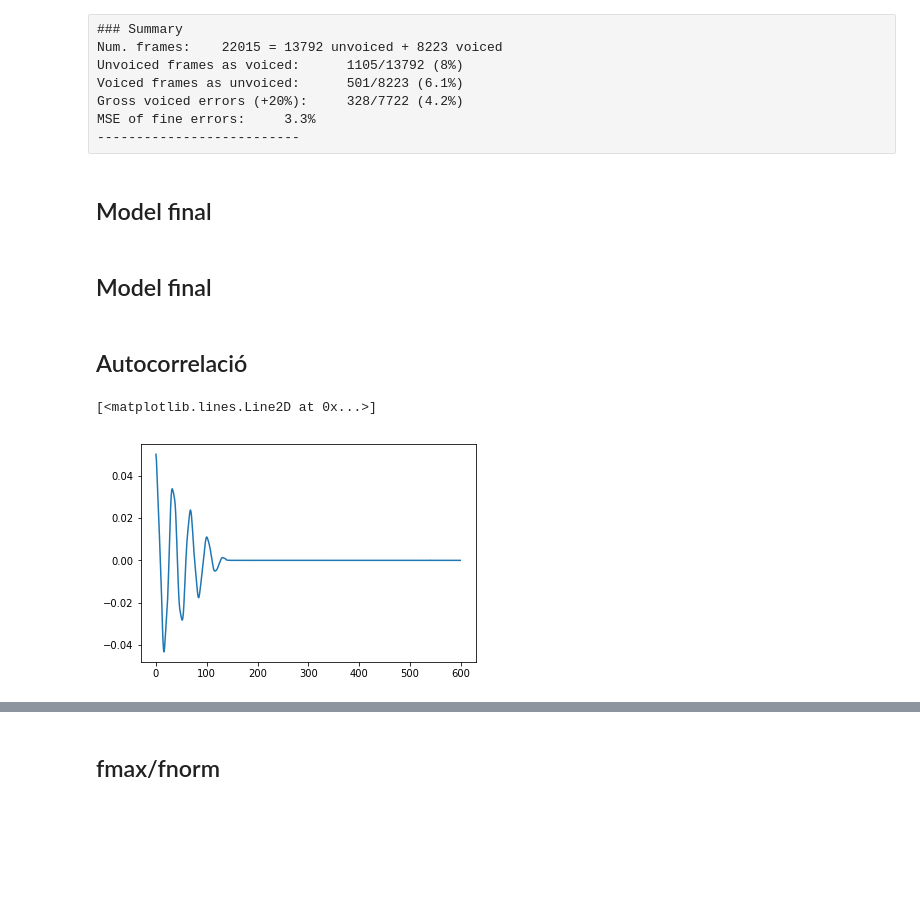
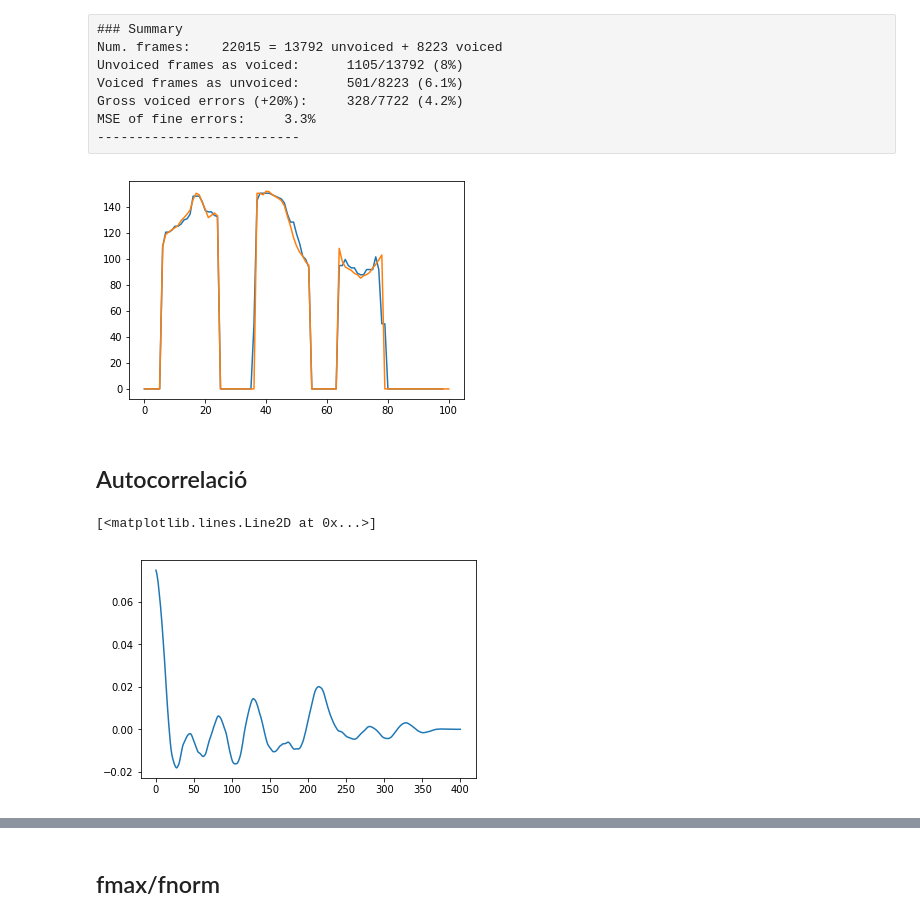
Before and after one commit to jaumecolomhernandez/pav, a Jupyter notebook: practica3/Mem_practica3.ipynb, the cells around one changed output, grey strips where cells are left out. Saved outputs shown, nothing was run; the diff lists cells and outputs as text; code cells hidden in the pictures; blank space fills up the shorter version.

```diff
--- a/practica3/Mem_practica3.ipynb
+++ b/practica3/Mem_practica3.ipynb
@@ -96,14 +136,22 @@ Voiced frames as unvoiced:      501/8223 (6.1%)
 Gross voiced errors (+20%):     328/7722 (4.2%)
 MSE of fine errors:     3.3%
 --------------------------
-# %% [markdown]
-## Model final
-# %% [markdown]
-## Model final
+# %%
+num = '17'
+data = np.loadtxt('./exports/rl0'+num+'.f0')
+data2 = np.loadtxt('./exports/rl0'+num+'.f0ref')
+fig = plt.figure()
+ax = fig.add_subplot(1, 1, 1)
+ax.plot(data)
+ax.plot(data2)
+plt.show()
+# %% [output]
+[figure, added]
 # %% [markdown]
 ## Autocorrelació
-# %%
-plt.plot(data)
-# %% [output]
-[<matplotlib.lines.Line2D at 0x...>]
-[figure, removed]
+# %%
+data = np.loadtxt(base_path+'plot')
+plt.plot(data)
+# %% [output]
+[<matplotlib.lines.Line2D at 0x...>]
+[figure, added]
```
Also changed, not shown: parts of 5 cells of this notebook, 22 other files.
